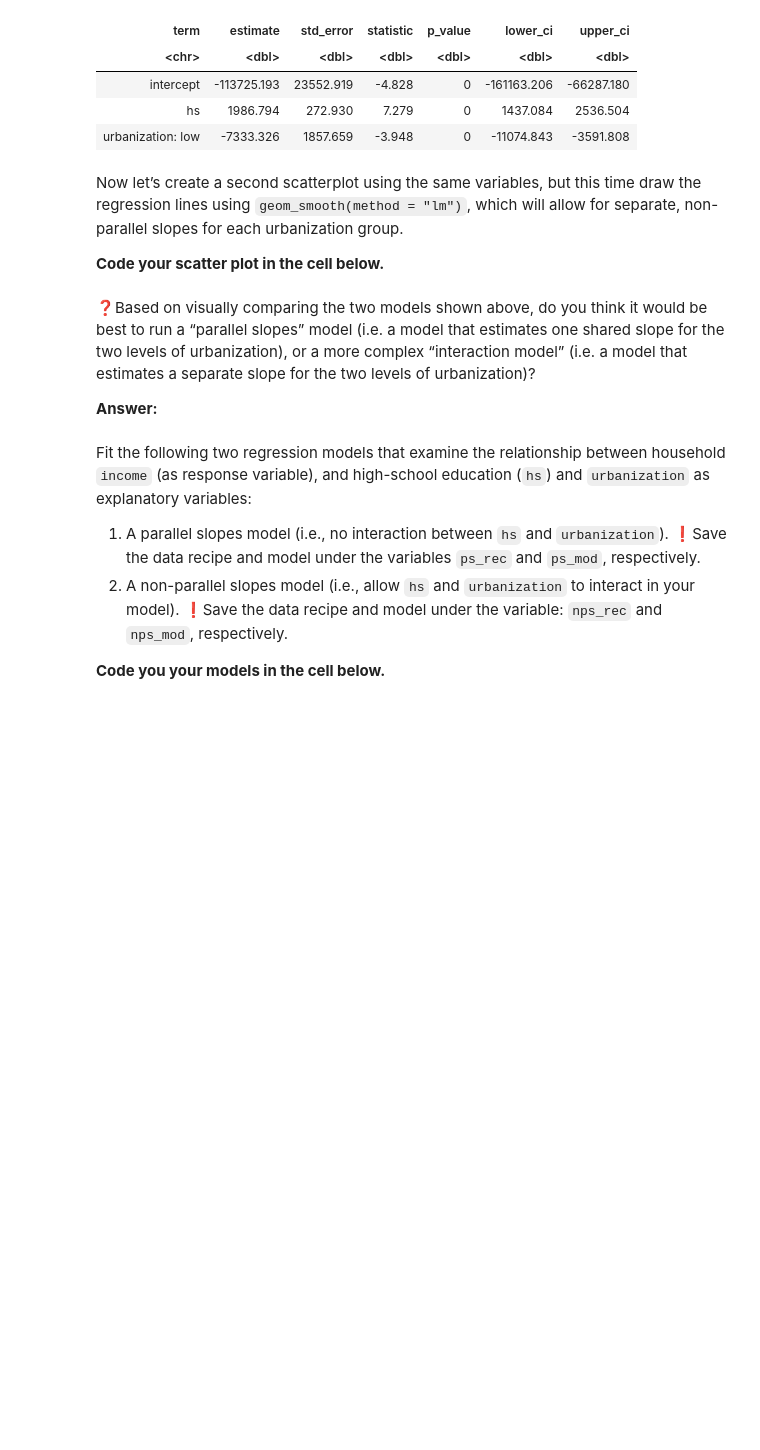
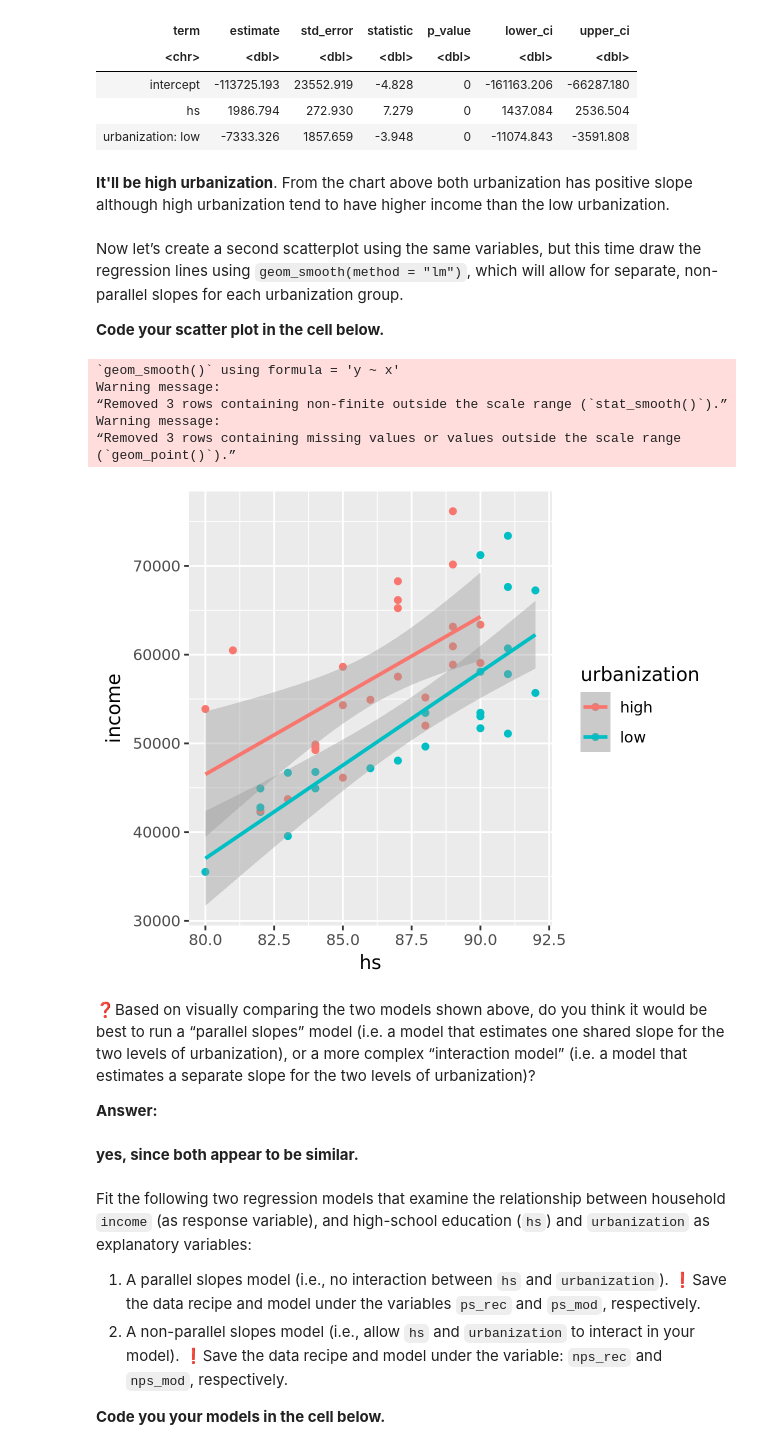
Before and after one commit to UNC-DATA-730/unit-4-assignment-setiadha-unc, a Jupyter notebook: agungsetiadha-assignment4.ipynb, the cells around one changed output. Drawn from its saved outputs; the diff is of its cells as text; code cells hidden in the pictures; blank space fills up the shorter version.

```diff
--- a/agungsetiadha-assignment4.ipynb
+++ b/agungsetiadha-assignment4.ipynb
@@ -88,14 +107,30 @@ A tibble: 3 × 7
 | intercept | -113725.193 | 23552.919 | -4.828 | 0 | -161163.206 | -66287.180 |
 | hs | 1986.794 | 272.930 | 7.279 | 0 | 1437.084 | 2536.504 |
 | urbanization: low | -7333.326 | 1857.659 | -3.948 | 0 | -11074.843 | -3591.808 |
+# %% [markdown]
+**It'll be high urbanization**. From the chart above both urbanization has positive slope although high urbanization tend to have higher income than the low urbanization.
 # %% [markdown]
 Now let’s create a second scatterplot using the same variables, but this time draw the regression lines using `geom_smooth(method = "lm")`, which will allow for separate, non-parallel slopes for each urbanization group.
 
 **Code your scatter plot in the cell below.**
+# %%
+ggplot(hate_crimes, aes(x = hs, y = income, color = urbanization)) +
+  geom_point() +
+  geom_smooth(method = "lm")
+# %% [output]
+`geom_smooth()` using formula = 'y ~ x'
+Warning message:
+“Removed 3 rows containing non-finite outside the scale range (`stat_smooth()`).”
+Warning message:
+“Removed 3 rows containing missing values or values outside the scale range
+(`geom_point()`).”
+[figure, added]
 # %% [markdown]
 ❓Based on visually comparing the two models shown above, do you think it would be best to run a “parallel slopes” model (i.e. a model that estimates one shared slope for the two levels of urbanization), or a more complex “interaction model” (i.e. a model that estimates a separate slope for the two levels of urbanization)?
 
 **Answer:**
+# %% [markdown]
+**yes, since both appear to be similar.**
 # %% [markdown]
 Fit the following two regression models that examine the relationship between household `income` (as response variable), and high-school education (`hs`) and `urbanization` as explanatory variables:
 
```
Also changed, not shown: parts of 11 cells of this notebook.
